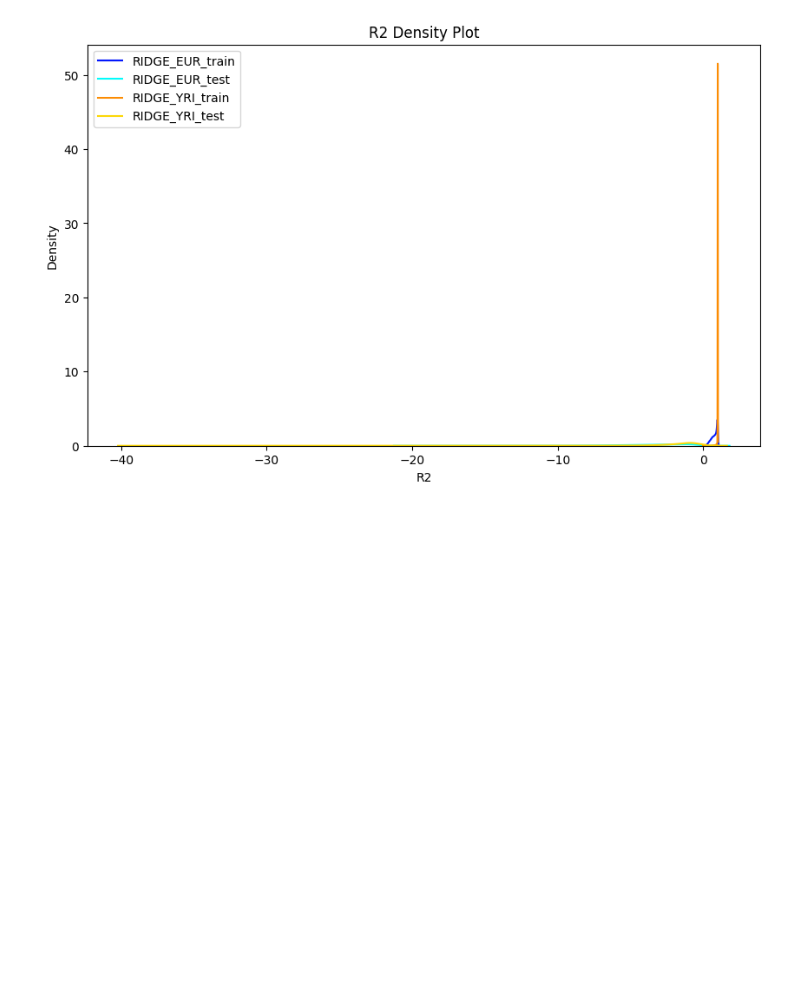
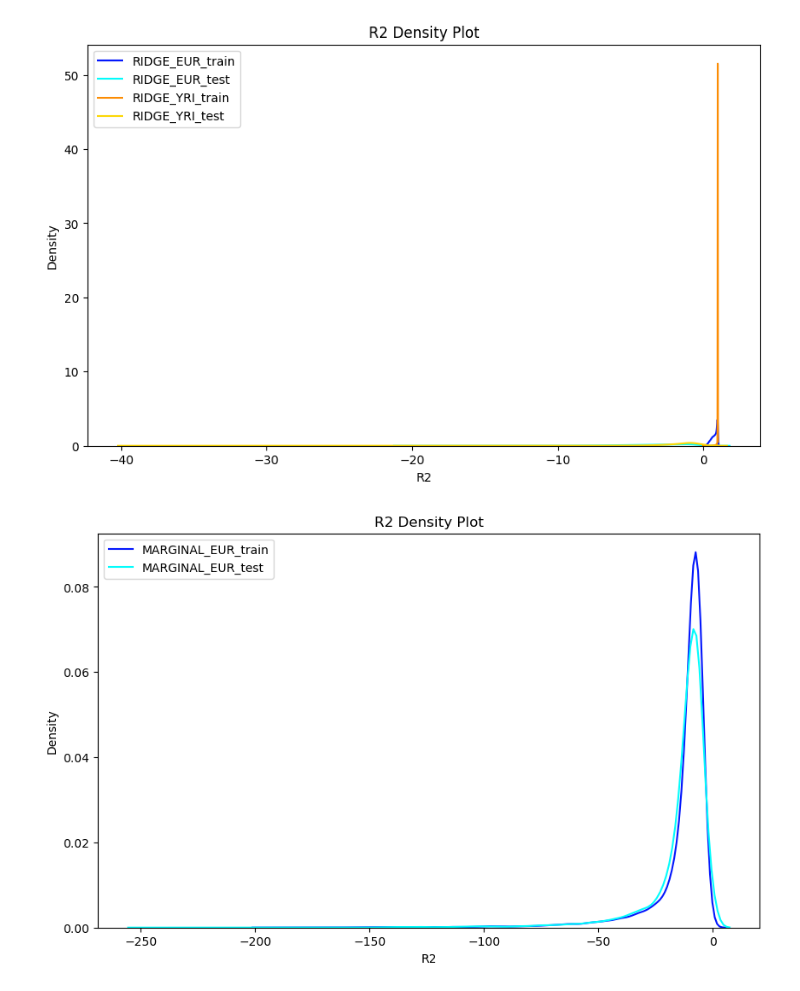
Before and after one commit to ziqixu091/TWAS_ASSOC, a Jupyter notebook: jupyter_notebook/plots.ipynb, the cells around one changed output. Cells and saved outputs as stored; diff of their text form; code cells hidden in the pictures; blank space fills up the shorter version.

```diff
--- a/jupyter_notebook/plots.ipynb
+++ b/jupyter_notebook/plots.ipynb
@@ -115,3 +115,28 @@ plt.legend()
 # %% [output]
 <matplotlib.legend.Legend at 0x...>
 [figure]
+# %%
+import pickle
+marginal_eur_path = "/new-stg/home/banghua/TWAS_ASSOC/project_data/results/marginal_results_EUR.pkl"
+marginal_yri_path = "/new-stg/home/banghua/TWAS_ASSOC/project_data/results/marginal_results_YRI.pkl"
+with open(marginal_eur_path, "rb") as f:
+    marginal_EUR = pickle.load(f)
+# %%
+train_r2s = [marginal_EUR[0][gene_id]['r2_train'] for gene_id in marginal_EUR[0]]
+test_r2s = [marginal_EUR[0][gene_id]['r2_test'] for gene_id in marginal_EUR[0]]
+# %%
+# plot the density plot
+import seaborn as sns
+import matplotlib.pyplot as plt
+import numpy as np
+
+plt.figure(figsize=(10, 6))
+sns.kdeplot(train_r2s, label='MARGINAL_EUR_train', color='#0317fc')
+sns.kdeplot(test_r2s, label='MARGINAL_EUR_test', color='#03fcfc')
+plt.xlabel('R2')
+plt.ylabel('Density')
+plt.title('R2 Density Plot')
+plt.legend()
+plt.show()
+# %% [output]
+[figure, added]
```
Also changed, not shown: 24 other files.
